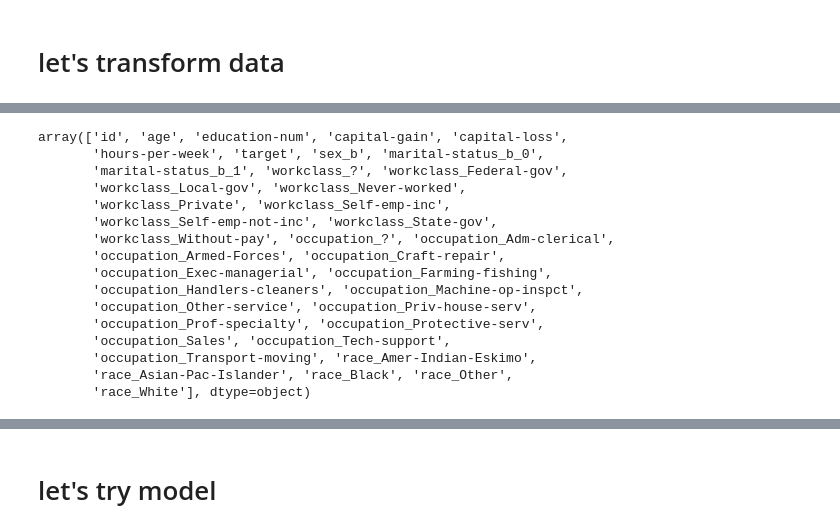
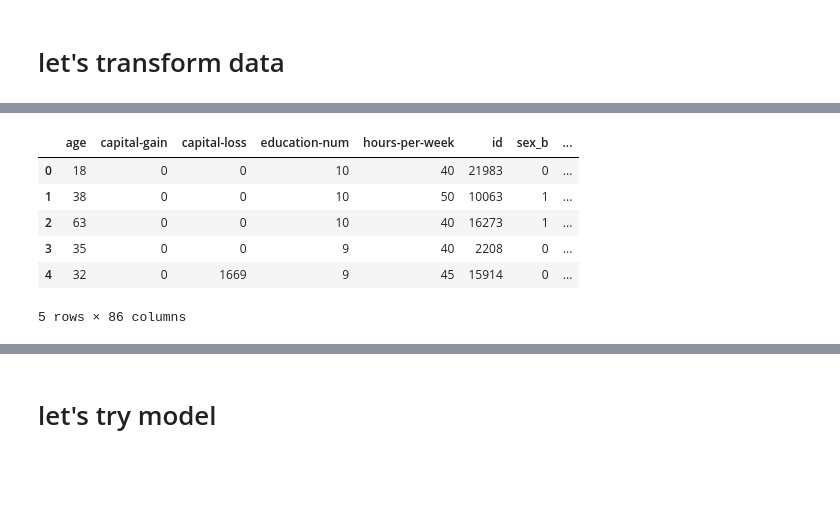
Before and after one commit to JacksonGibsonESP/Sberbank-ML, a Jupyter notebook: Seminars/Seminar_3/2018-12 MADMO baseline.ipynb, the cells around one changed output, grey strips where cells are left out. Saved outputs shown, nothing was run; the diff lists cells and outputs as text; code cells hidden in the pictures; blank space fills up the shorter version.

```diff
--- a/Seminars/Seminar_3/2018-12 MADMO baseline.ipynb
+++ b/Seminars/Seminar_3/2018-12 MADMO baseline.ipynb
@@ -10,8 +10,8 @@ import collections
 # %% [markdown]
 # let's extract train
 # %%
-df = pd.read_csv('train.csv')
-df.head(5)
+train = pd.read_csv('train.csv')
+train.head(5)
 # %% [output]
 |  | id | age | workclass | fnlwgt | education | education-num | marital-status | occupation | ... |
 | 0 | 21983 | 18 | Private | 141363 | Some-college | 10 | Never-married | Other-service | ... |
@@ -19,3 +19,6 @@ df.head(5)
 | 2 | 16273 | 63 | Private | 172740 | Some-college | 10 | Married-civ-spouse | Prof-specialty | ... |
 | 3 | 2208 | 35 | Private | 47707 | HS-grad | 9 | Never-married | Other-service | ... |
 | 4 | 15914 | 32 | Private | 48458 | HS-grad | 9 | Never-married | Sales | ... |
+# %%
+test = pd.read_csv('test.csv')
+test.head(5)
@@ -84,23 +118,14 @@ df, c_col = transform_df(df)
+# %%
+train_tr.head()
+# %% [output]
+|  | age | capital-gain | capital-loss | education-num | hours-per-week | id | sex_b | ... |
+| 0 | 18 | 0 | 0 | 10 | 40 | 21983 | 0 | ... |
+| 1 | 38 | 0 | 0 | 10 | 50 | 10063 | 1 | ... |
+| 2 | 63 | 0 | 0 | 10 | 40 | 16273 | 1 | ... |
+| 3 | 35 | 0 | 0 | 9 | 40 | 2208 | 0 | ... |
+| 4 | 32 | 0 | 1669 | 9 | 45 | 15914 | 0 | ... |
+5 rows × 86 columns
 # %%
 def diff(first, second):
     second = set(second)
     return [item for item in first if item not in second]
-# %%
-df.columns.values
-# %% [output]
-array(['id', 'age', 'education-num', 'capital-gain', 'capital-loss',
-       'hours-per-week', 'target', 'sex_b', 'marital-status_b_0',
-       'marital-status_b_1', 'workclass_?', 'workclass_Federal-gov',
-       'workclass_Local-gov', 'workclass_Never-worked',
-       'workclass_Private', 'workclass_Self-emp-inc',
-       'workclass_Self-emp-not-inc', 'workclass_State-gov',
-       'workclass_Without-pay', 'occupation_?', 'occupation_Adm-clerical',
-       'occupation_Armed-Forces', 'occupation_Craft-repair',
-       'occupation_Exec-managerial', 'occupation_Farming-fishing',
-       'occupation_Handlers-cleaners', 'occupation_Machine-op-inspct',
-       'occupation_Other-service', 'occupation_Priv-house-serv',
-       'occupation_Prof-specialty', 'occupation_Protective-serv',
-       'occupation_Sales', 'occupation_Tech-support',
-       'occupation_Transport-moving', 'race_Amer-Indian-Eskimo',
-       'race_Asian-Pac-Islander', 'race_Black', 'race_Other',
-       'race_White'], dtype=object)
```
Also changed, not shown: parts of 28 cells of this notebook.
